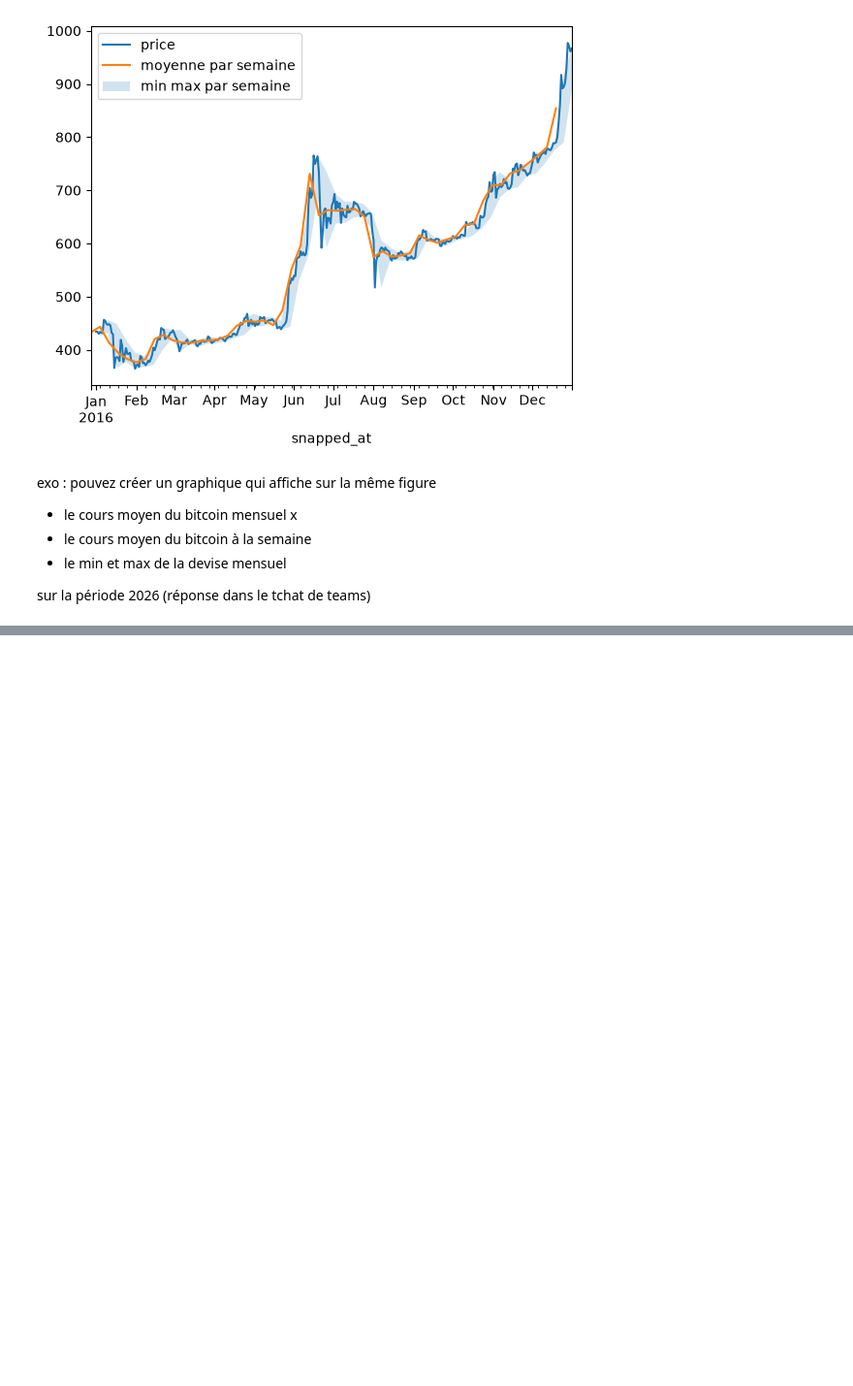
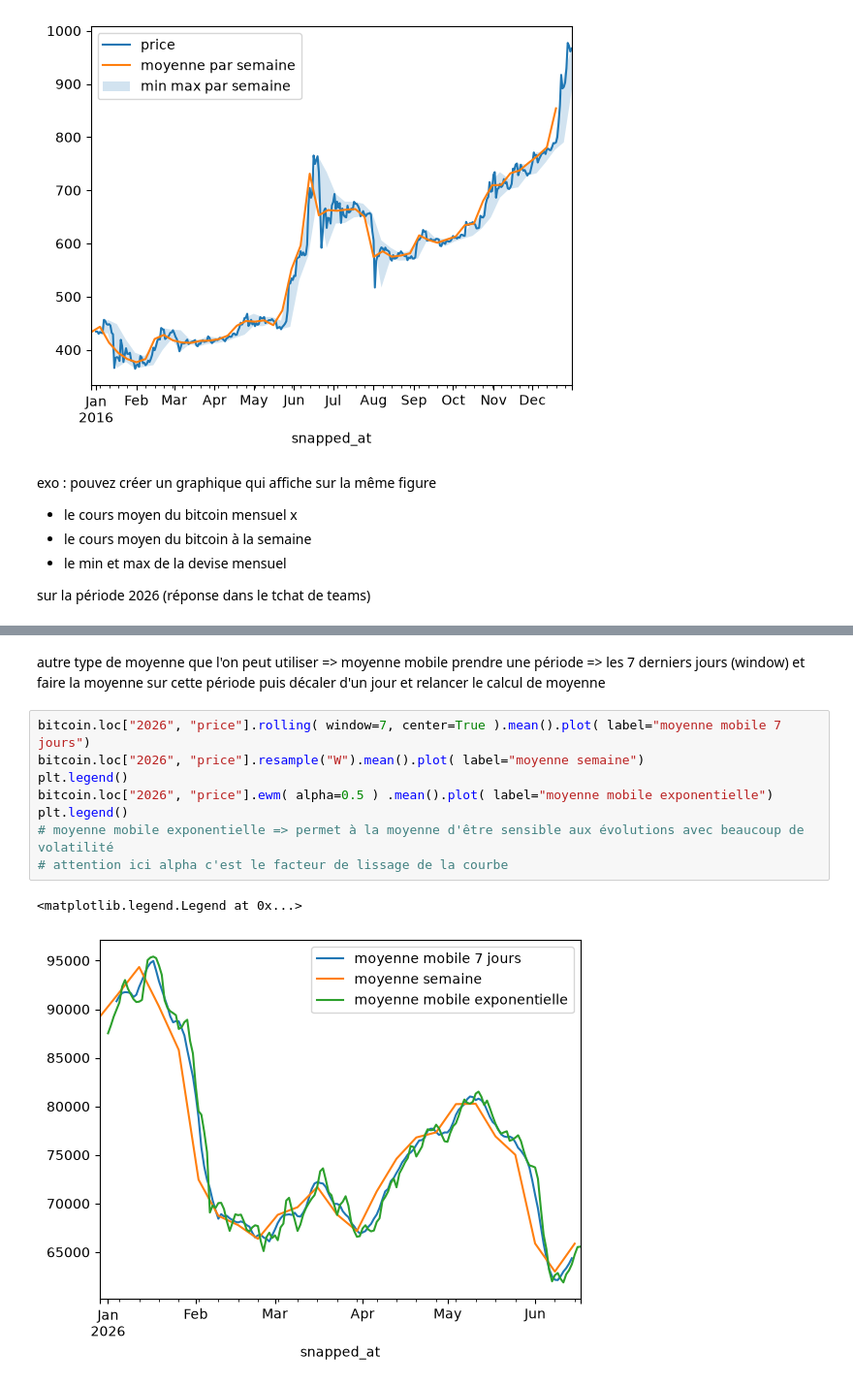
Before and after one commit to webdevproformation/m2-iot-juin2026, a Jupyter notebook: jour04/01-temporel.ipynb, the cells around one changed output, grey strips where cells are left out. Shown at 97% size. Drawn from its saved outputs; the diff is of its cells as text; blank space fills up the shorter version.

Commit message:
moyenne mobile

```diff
--- a/jour04/01-temporel.ipynb
+++ b/jour04/01-temporel.ipynb
@@ -114,0 +115,15 @@ AttributeError: FillBetweenPolyCollection.set() got an unexpected keyword argume
+# %% [markdown]
+autre type de moyenne que l'on peut utiliser => moyenne mobile
+prendre une période => les 7 derniers jours (window) et faire la moyenne sur cette période
+puis décaler d'un jour et relancer le calcul de moyenne
+# %%
+bitcoin.loc["2026", "price"].rolling( window=7, center=True ).mean().plot( label="moyenne mobile 7 jours")
+bitcoin.loc["2026", "price"].resample("W").mean().plot( label="moyenne semaine")
+plt.legend()
+bitcoin.loc["2026", "price"].ewm( alpha=0.5 ) .mean().plot( label="moyenne mobile exponentielle")
+plt.legend()
+# moyenne mobile exponentielle => permet à la moyenne d'être sensible aux évolutions avec beaucoup de volatilité
+# attention ici alpha c'est le facteur de lissage de la courbe
+# %% [output]
+<matplotlib.legend.Legend at 0x...>
+[figure, added]
```
Also changed, not shown: parts of 1 cell of this notebook.
